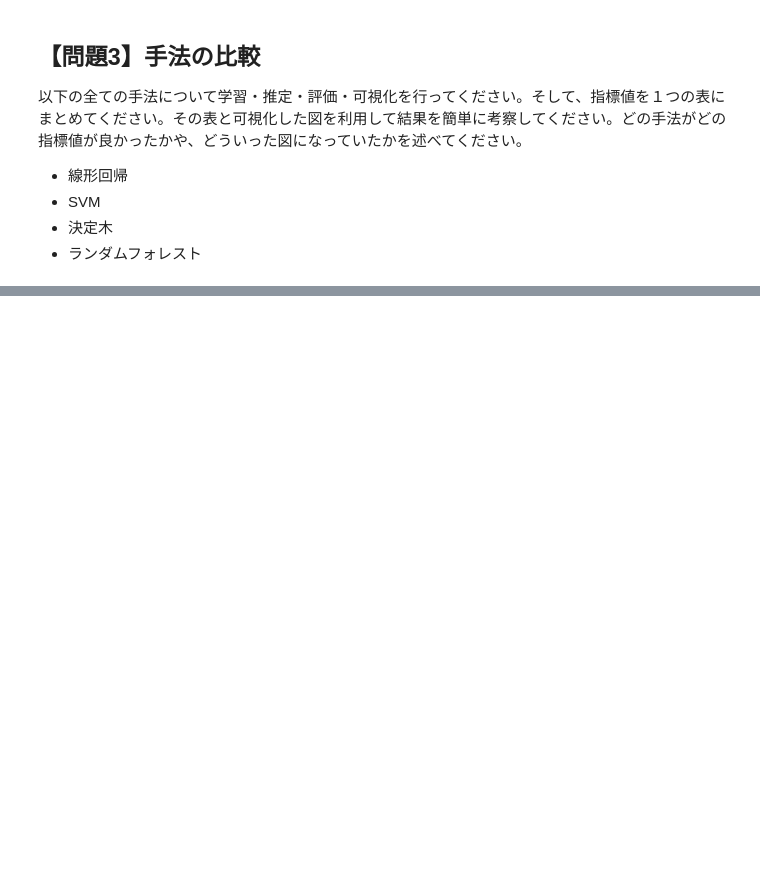
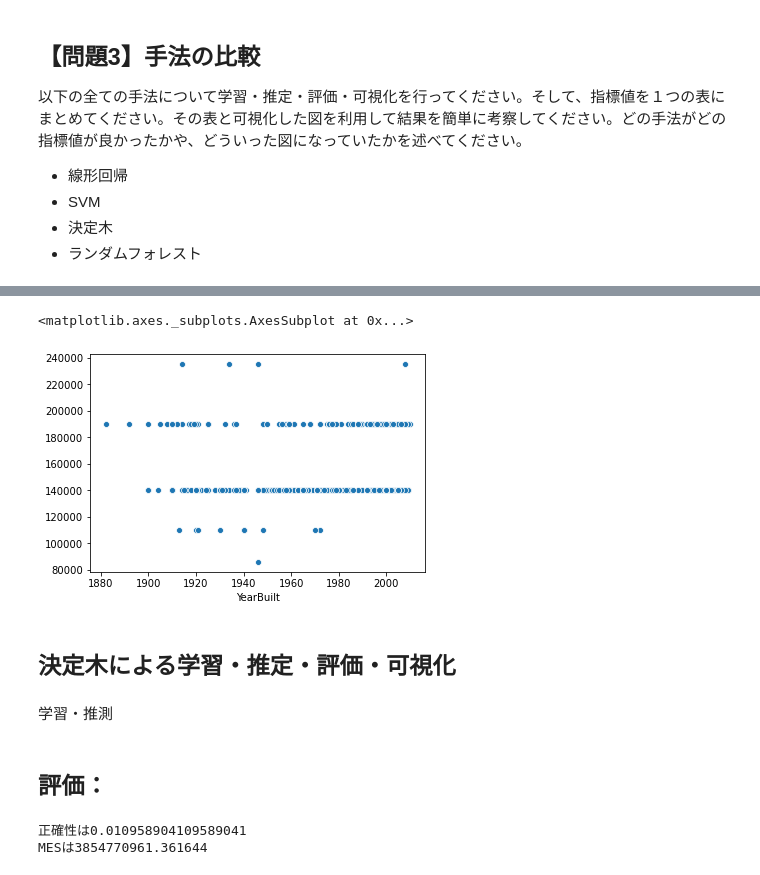
Before and after one commit to harakenken22/diveintocode-ml, a Jupyter notebook: week4_pre_rec_work2.ipynb, the cells around one changed output, grey strips where cells are left out. Drawn from its saved outputs; the diff is of its cells as text; code cells hidden in the pictures; blank space fills up the shorter version.

```diff
--- a/week4_pre_rec_work2.ipynb
+++ b/week4_pre_rec_work2.ipynb
@@ -406,0 +377,10 @@ plt.ylabel('true value')
+# %%
+sns.scatterplot(X_test['YearBuilt'],Y_pred_svm)
+# %% [output]
+<matplotlib.axes._subplots.AxesSubplot at 0x...>
+[figure, added]
+# %% [markdown]
+決定木による学習・推定・評価・可視化
+----
+# %% [markdown]
+学習・推測
@@ -406,0 +397,11 @@ plt.ylabel('true value')
+# %% [markdown]
+評価：
+---
+# %%
+# 評価
+print('正確性は{}'.format(metrics.accuracy_score(Y_test, Y_pred_tree)))
+print('MESは{}'.format(mean_squared_error(Y_test, Y_pred_tree)))
+dt = mean_squared_error(Y_test, Y_pred_tree)
+# %% [output]
+正確性は0.010958904109589041
+MESは3854770961.361644
```
Also changed, not shown: parts of 52 cells of this notebook.
